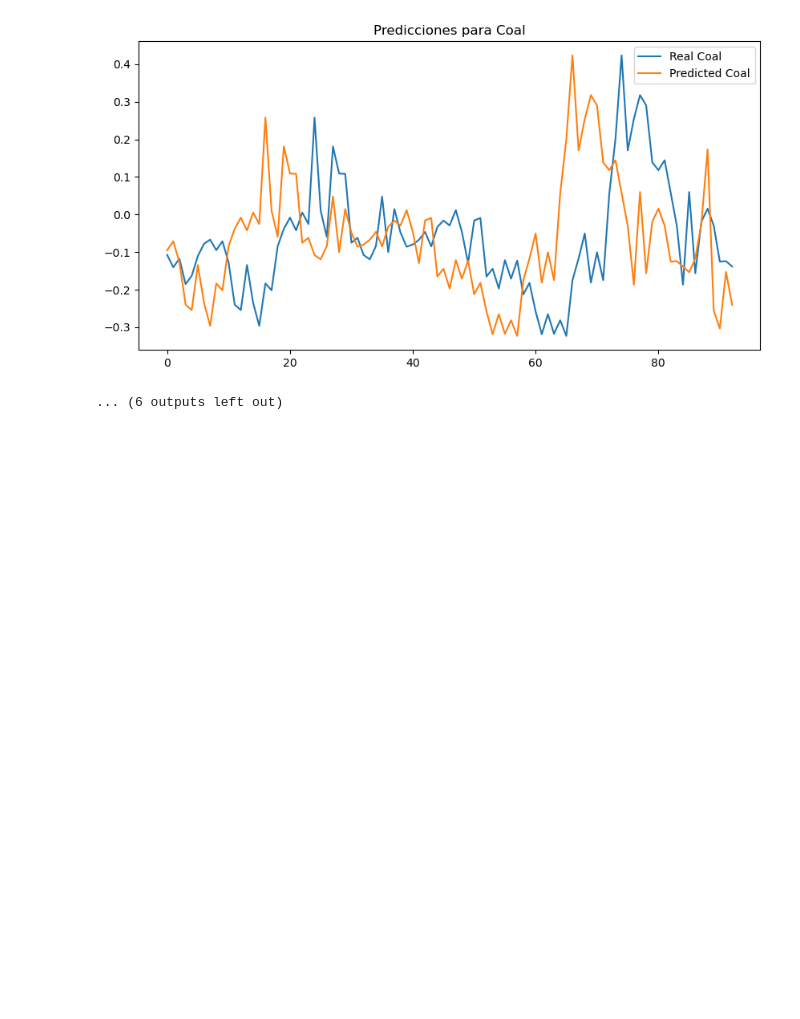
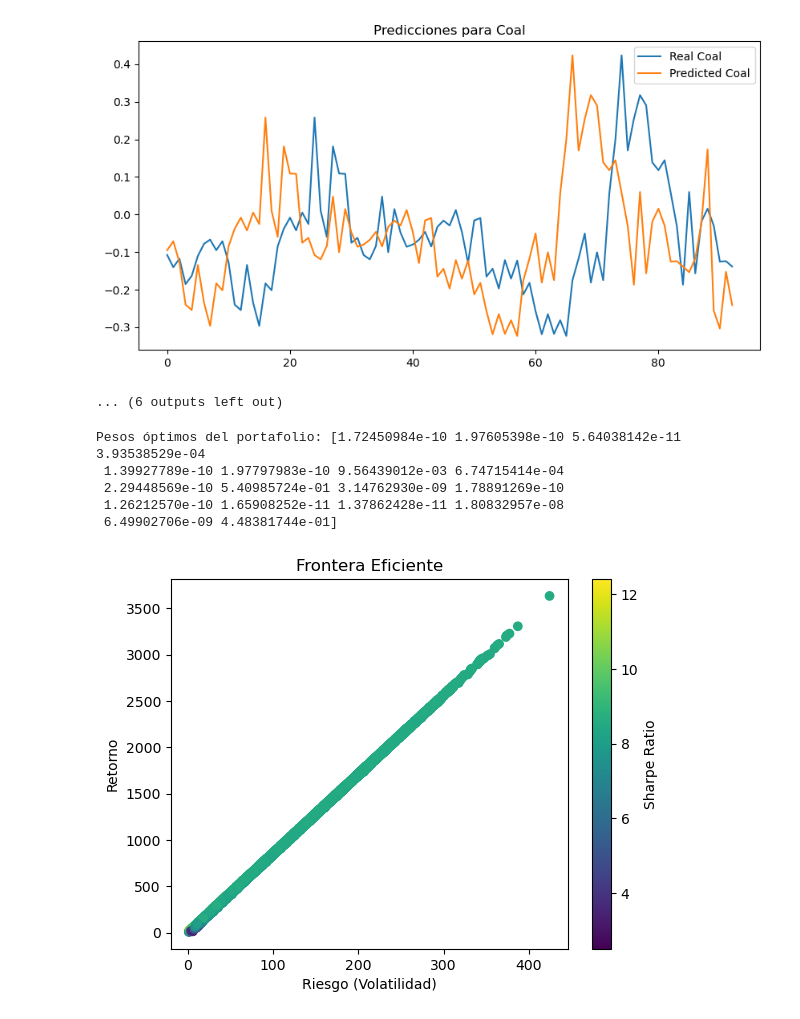
Before and after one commit to luisrc44/QAA-with-Climate-Change-and-ESG, a Jupyter notebook: QAA_wCC.ipynb, the cells around one changed output. Drawn from its saved outputs; the diff is of its cells as text; code cells hidden in the pictures; blank space fills up the shorter version.

```diff
--- a/QAA_wCC.ipynb
+++ b/QAA_wCC.ipynb
@@ -34,8 +34,8 @@ asset_prices, benchmark_prices = downloader.download_data(start_date=start_date,
                                                           assets=assets,
                                                           benchmark=benchmark)
 
-combined_data = pd.merge(asset_prices, climate_data, on='Date').iloc[:-1]
-all_data = pd.merge(combined_data, economic_data, on='Date')
+all_data = pd.merge(pd.merge(asset_prices, climate_data, on='Date'), economic_data, on='Date').iloc[:-1]
+all_data.drop('Date', axis=1, inplace=True)
 # %% [output]
 [*********************100%%**********************]  9 of 9 completed
 [*********************100%%**********************]  1 of 1 completed
@@ -150,19 +146,26 @@ for i, column in enumerate(all_data.columns):
 # %%
 # Calcular el retorno esperado de los activos financieros a partir de las predicciones
 expected_returns = np.mean(predict, axis=0)
 
 # Calcular la matriz de covarianzas de los retornos predichos
 cov_matrix = np.cov(predict, rowvar=False)
 
 # Tasa libre de riesgo (puedes ajustar según tu escenario)
 risk_free_rate = 0.065
 
 # Inicializa la clase de optimización de portafolio con solo los activos financieros
 optimizer = PortfolioOptimizer(expected_returns, cov_matrix, risk_free_rate)
 
 # Optimiza el portafolio para maximizar el Sharpe Ratio
 optimal_weights = optimizer.optimize_portfolio()
 print("Pesos óptimos del portafolio:", optimal_weights)
 
 # Graficar la frontera eficiente
-optimizer.plot_efficient_frontier(num_portfolios=5000)asset_prices.plot(x='Date', y=assets, figsize=(14, 7), title='Asset Returns')
+optimizer.plot_efficient_frontier(num_portfolios=5000)
+# %% [output]
+Pesos óptimos del portafolio: [1.72450984e-10 1.97605398e-10 5.64038142e-11 3.93538529e-04
+ 1.39927789e-10 1.97797983e-10 9.56439012e-03 6.74715414e-04
+ 2.29448569e-10 5.40985724e-01 3.14762930e-09 1.78891269e-10
+ 1.26212570e-10 1.65908252e-11 1.37862428e-11 1.80832957e-08
+ 6.49902706e-09 4.48381744e-01]
+[figure, added]
```
Also changed, not shown: parts of 4 cells of this notebook.
